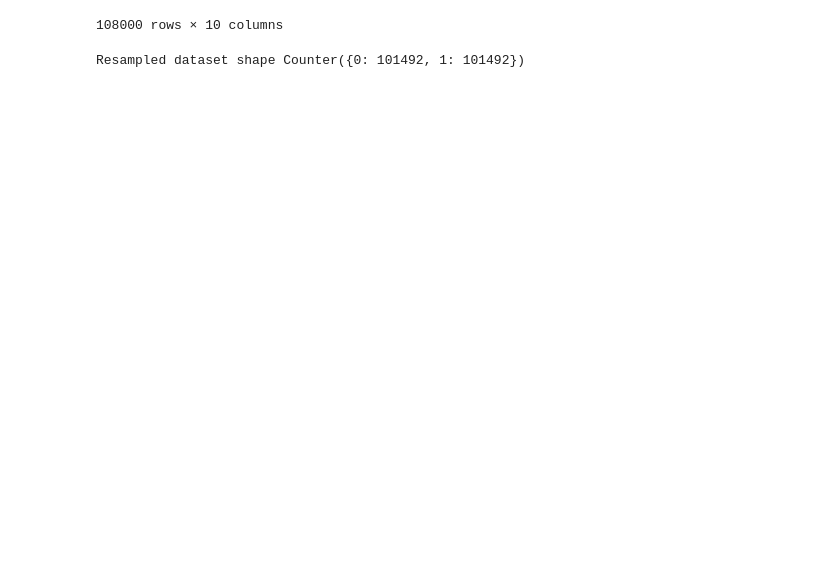
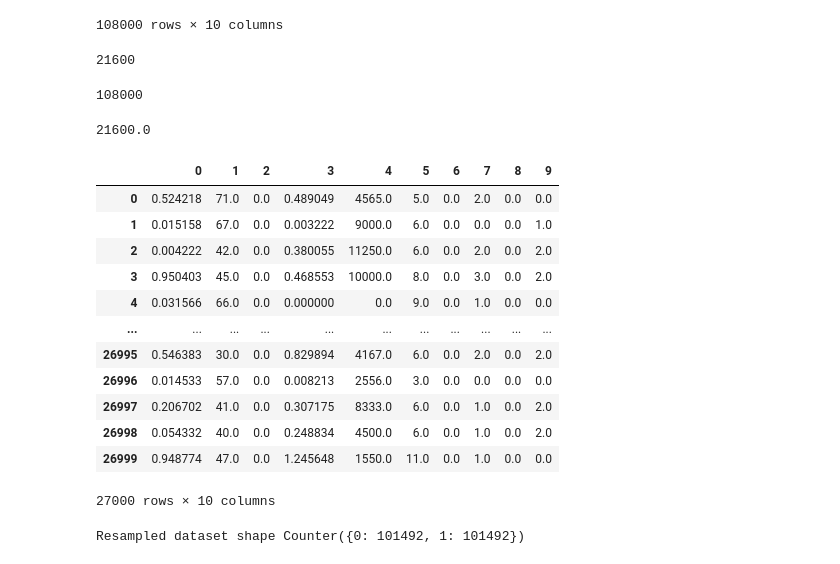
Before and after one commit to aoelvp94/NGBoost_CreditRiskAnalysis, a Jupyter notebook: NGBoost_CreditRiskAnalysis_SecondExperiment.ipynb, the cells around one changed output. Cells and saved outputs as stored; diff of their text form; code cells hidden in the pictures; blank space fills up the shorter version.

```diff
--- a/NGBoost_CreditRiskAnalysis_SecondExperiment.ipynb
+++ b/NGBoost_CreditRiskAnalysis_SecondExperiment.ipynb
@@ -46,6 +49,38 @@ len(df)
 150000
 # %% [markdown]
 ## FEATURE ENGINEERING
+# %%
+
+def preprocess_extra(df):
+    """
+    Extra cleanup process of some outliers.
+    """
+    df.loc[
+        (df["RevolvingUtilizationOfUnsecuredLines"] > 1),
+        "RevolvingUtilizationOfUnsecuredLines",
+    ] = 0
+    df.loc[(df["DebtRatio"] > 10), "DebtRatio"] = 0
+    df.loc[(df["age"] < 18), "age"] = 0
+# %%
+from sklearn.neighbors import LocalOutlierFactor
+def clean_outliers(df, flag_filter=False):
+    """
+    Register imputations, identify outliers with LOF and clean them. Also it process an extra function to clean some outliers.
+
+    Args:
+        - df (DataFrame Object): dataframe to be processed
+        - flag_filter (boolean): Flag that indicates if the process requres an extra cleanup of outliers.
+
+    Returns dataframe without outliers
+    """
+    df = preprocess_df(df.copy())
+    #df = register_imputation(df.copy())
+    local_outlier_factor = LocalOutlierFactor(contamination=0.1)
+    is_outlier = local_outlier_factor.fit_predict(df[cols[1:]]) == -1
+    data_outlier_excluded = df.loc[~is_outlier, :]
+    if flag_filter:
+        preprocess_extra(data_outlier_excluded)
+    return data_outlier_excluded
 # %%
 df = clean_outliers(df.copy(), True)
 # %%
@@ -128,5 +180,33 @@ for idx in list_of_ids:
+# %%
+df_train.dummy_MonthlyIncome.sum()
+# %% [output]
+21600
+# %%
+len(df_train)
+# %% [output]
+108000
+# %%
+108000 * 0.2
+# %% [output]
+21600.0
 # %%
 X_train = df_train.values
+# %%
+pd.DataFrame(X_test)
+# %% [output]
+|  | 0 | 1 | 2 | 3 | 4 | 5 | 6 | 7 | 8 | 9 |
+| 0 | 0.524218 | 71.0 | 0.0 | 0.489049 | 4565.0 | 5.0 | 0.0 | 2.0 | 0.0 | 0.0 |
+| 1 | 0.015158 | 67.0 | 0.0 | 0.003222 | 9000.0 | 6.0 | 0.0 | 0.0 | 0.0 | 1.0 |
+| 2 | 0.004222 | 42.0 | 0.0 | 0.380055 | 11250.0 | 6.0 | 0.0 | 2.0 | 0.0 | 2.0 |
+| 3 | 0.950403 | 45.0 | 0.0 | 0.468553 | 10000.0 | 8.0 | 0.0 | 3.0 | 0.0 | 2.0 |
+| 4 | 0.031566 | 66.0 | 0.0 | 0.000000 | 0.0 | 9.0 | 0.0 | 1.0 | 0.0 | 0.0 |
+| ... | ... | ... | ... | ... | ... | ... | ... | ... | ... | ... |
+| 26995 | 0.546383 | 30.0 | 0.0 | 0.829894 | 4167.0 | 6.0 | 0.0 | 2.0 | 0.0 | 2.0 |
+| 26996 | 0.014533 | 57.0 | 0.0 | 0.008213 | 2556.0 | 3.0 | 0.0 | 0.0 | 0.0 | 0.0 |
+| 26997 | 0.206702 | 41.0 | 0.0 | 0.307175 | 8333.0 | 6.0 | 0.0 | 1.0 | 0.0 | 2.0 |
+| 26998 | 0.054332 | 40.0 | 0.0 | 0.248834 | 4500.0 | 6.0 | 0.0 | 1.0 | 0.0 | 2.0 |
+| 26999 | 0.948774 | 47.0 | 0.0 | 1.245648 | 1550.0 | 11.0 | 0.0 | 1.0 | 0.0 | 0.0 |
+27000 rows × 10 columns
 # %%
 nm_common =SMOTE(random_state=2019)
 X_train_resampled, y_train_resampled = nm_common.fit_sample(X_train, y_train)
```
Also changed, not shown: parts of 26 cells of this notebook, 6 other files.
